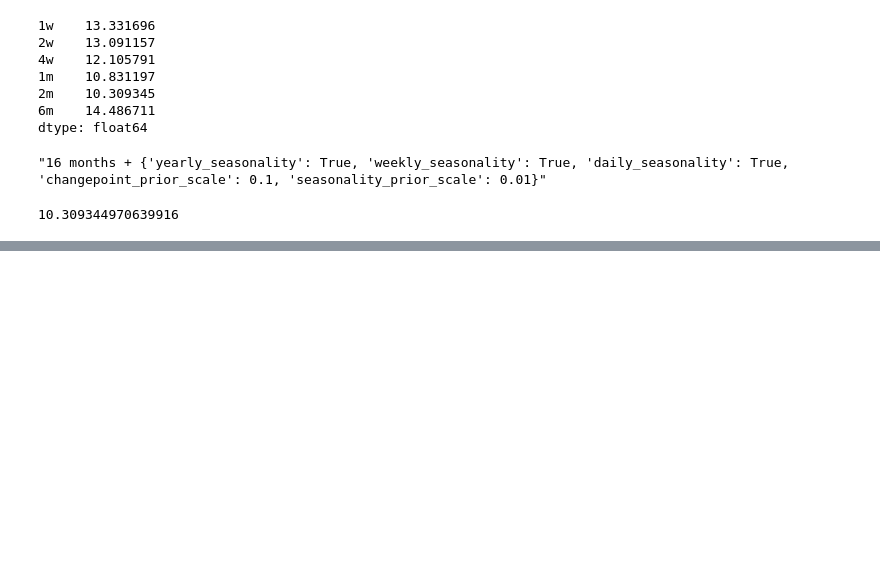
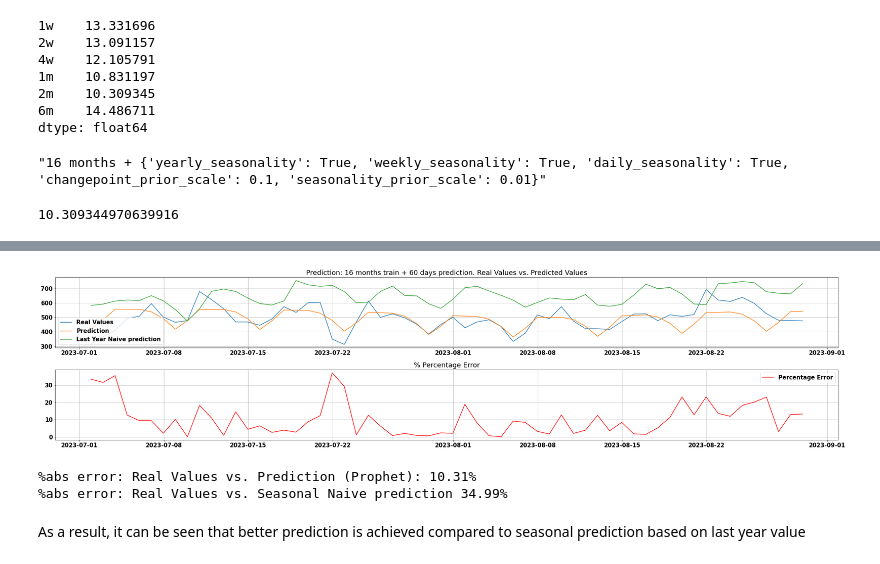
Before and after one commit to LSquarzoni/GreenTeam, a Jupyter notebook: Prophet_sandbox copy.ipynb, the cells around one changed output, grey strips where cells are left out. Saved outputs shown, nothing was run; the diff lists cells and outputs as text; code cells hidden in the pictures; blank space fills up the shorter version.

```diff
--- a/Prophet_sandbox copy.ipynb
+++ b/Prophet_sandbox copy.ipynb
@@ -837,0 +526,40 @@ print(f"%error 4Havglastval: {100*mean_absolute_percentage_error(df_combined['LC
+# %%
+model = Prophet(yearly_seasonality = True, weekly_seasonality=True, daily_seasonality=True, changepoint_prior_scale = 0.1, seasonality_prior_scale = 0.01)
+# Fit the model on historical data
+model.fit(dataset_16m)
+
+future = model.make_future_dataframe(periods=60, freq='D')
+forecast = model.predict(future)
+
+dataset_CI['lastyrpred_naive'] = seasonal_naive_pred(dataset_CI)
+
+dataset_copy = dataset_CI[21864:]
+forecast_copy = forecast[10223:]
+
+forecast_copy.set_index('ds', inplace=True)
+df_aligned = dataset_copy[dataset_copy.index.isin(forecast_copy.index)]
+df_combined = df_aligned.join(forecast_copy, lsuffix='_hourly', rsuffix='_resampled')
+
+df_combined['percerr_graph'] = (abs((df_combined['yhat']-df_combined['LCA+direct'])/df_combined['LCA+direct']))*100
+
+fig, (ax1, ax2) = plt.subplots(2, 1, figsize=(30, 7))
+
+ax1.plot(df_combined.index, df_combined['LCA+direct'], label='Real Values')
+ax1.plot(df_combined.index, df_combined['yhat'], label='Prediction')
+ax1.plot(df_combined.index, df_combined['lastyrpred_naive'], label='Last Year Naive prediction')
+ax1.set_title(f"Prediction: 16 months train + 60 days prediction. Real Values vs. Predicted Values")
+ax1.grid()
+ax1.legend()
+
+ax2.plot(df_combined.index, df_combined['percerr_graph'], 'red', label = 'Percentage Error')
+ax2.set_title(f"% Percentage Error")
+ax2.grid()
+ax2.legend()
+
+plt.rc("font", weight="bold", size=15)
+plt.tight_layout()
+plt.show()
+
+print(f"%abs error: Real Values vs. Prediction (Prophet): {100*mean_absolute_percentage_error(df_combined['LCA+direct'], df_combined['yhat']):.2f}%")
+print(f"%abs error: Real Values vs. Seasonal Naive prediction {100*mean_absolute_percentage_error(df_combined['LCA+direct'], df_combined['lastyrpred_naive']):.2f}%")
+# %% [output]
@@ -837,0 +568,5 @@ print(f"%error 4Havglastval: {100*mean_absolute_percentage_error(df_combined['LC
+[figure, added]
+%abs error: Real Values vs. Prediction (Prophet): 10.31%
+%abs error: Real Values vs. Seasonal Naive prediction 34.99%
+# %% [markdown]
+As a result, it can be seen that better prediction is achieved compared to seasonal prediction based on last year value
```
Also changed, not shown: parts of 16 cells of this notebook.
